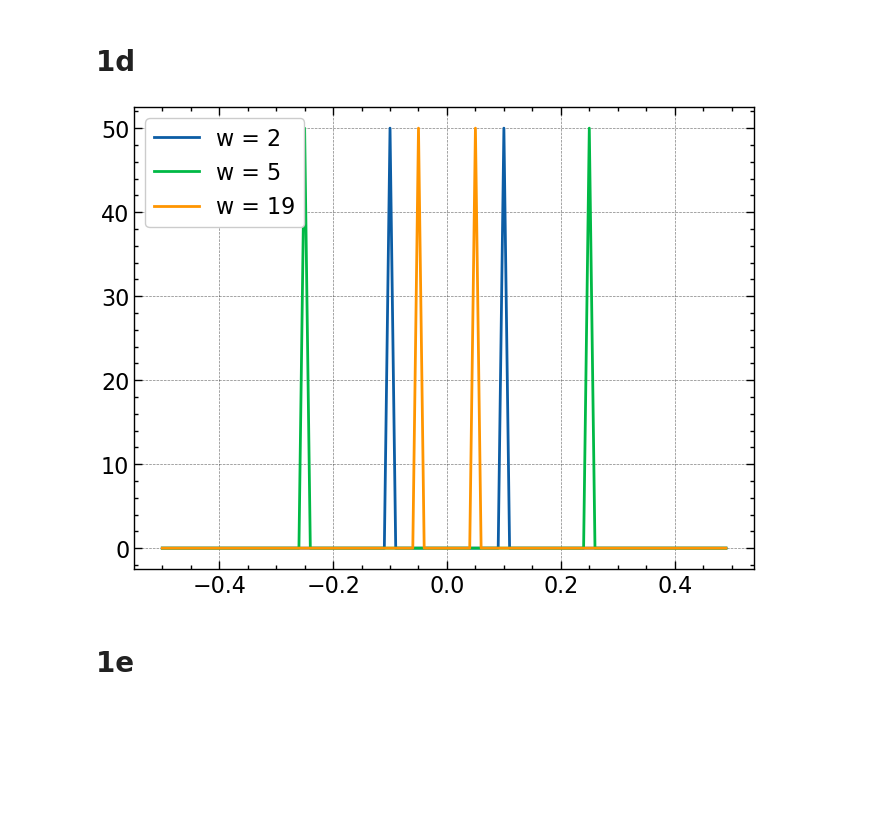
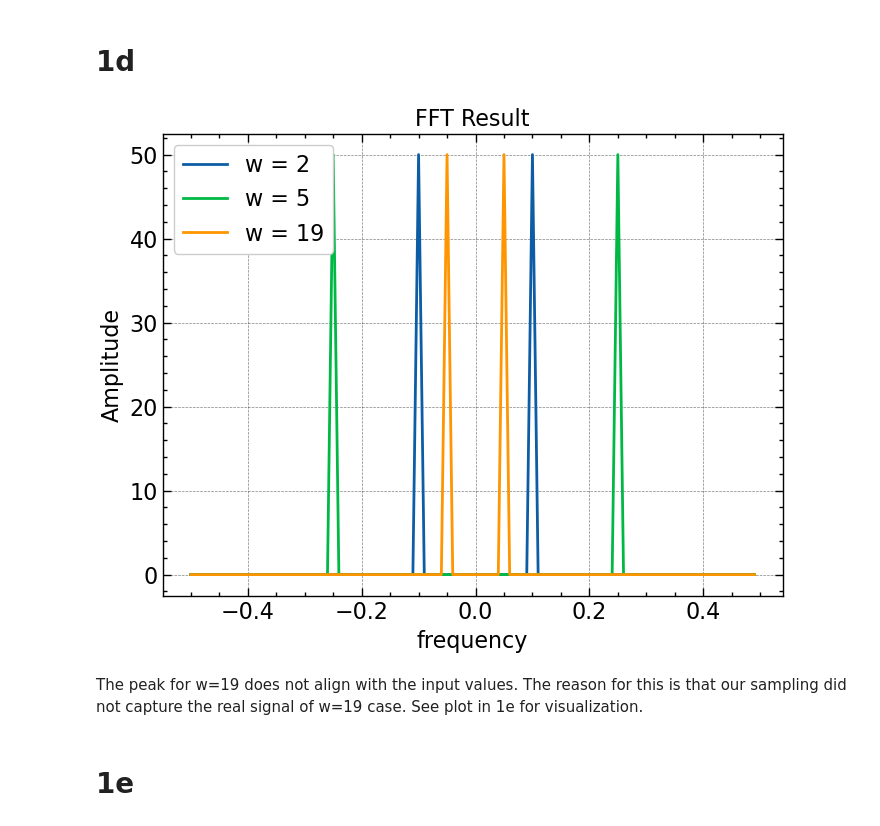
Before and after one commit to liuqiyucn/105B, a Jupyter notebook: assignment3/assignment3.ipynb, the cells around one changed output. Saved outputs shown, nothing was run; the diff lists cells and outputs as text; code cells hidden in the pictures; blank space fills up the shorter version.

```diff
--- a/assignment3/assignment3.ipynb
+++ b/assignment3/assignment3.ipynb
@@ -39,17 +50,22 @@ plt.show()
 # %%
 d2 = generate_data(t, omega=5)
 d3 = generate_data(t, omega=19)
 
 sp2 = np.fft.fft(d2)
 sp3 = np.fft.fft(d3)
 
 plt.plot(fftshift(freq), fftshift(np.abs(sp)), label = "w = 2")
 plt.plot(fftshift(freq), fftshift(np.abs(sp2)), label = "w = 5")
 plt.plot(fftshift(freq), fftshift(np.abs(sp3)), label = "w = 19")
+plt.xlabel("frequency")
+plt.ylabel("Amplitude")
+plt.title("FFT Result")
 plt.legend()
 plt.show()
 # %% [output]
-[figure, old version]
+[figure, new version]
+# %% [markdown]
+The peak for w=19 does not align with the input values. The reason for this is that our sampling did not capture the real signal of w=19 case. See plot in 1e for visualization.
 # %% [markdown]
 # 1e
 # %%
```
Also changed, not shown: parts of 24 cells of this notebook, 2 other files.
